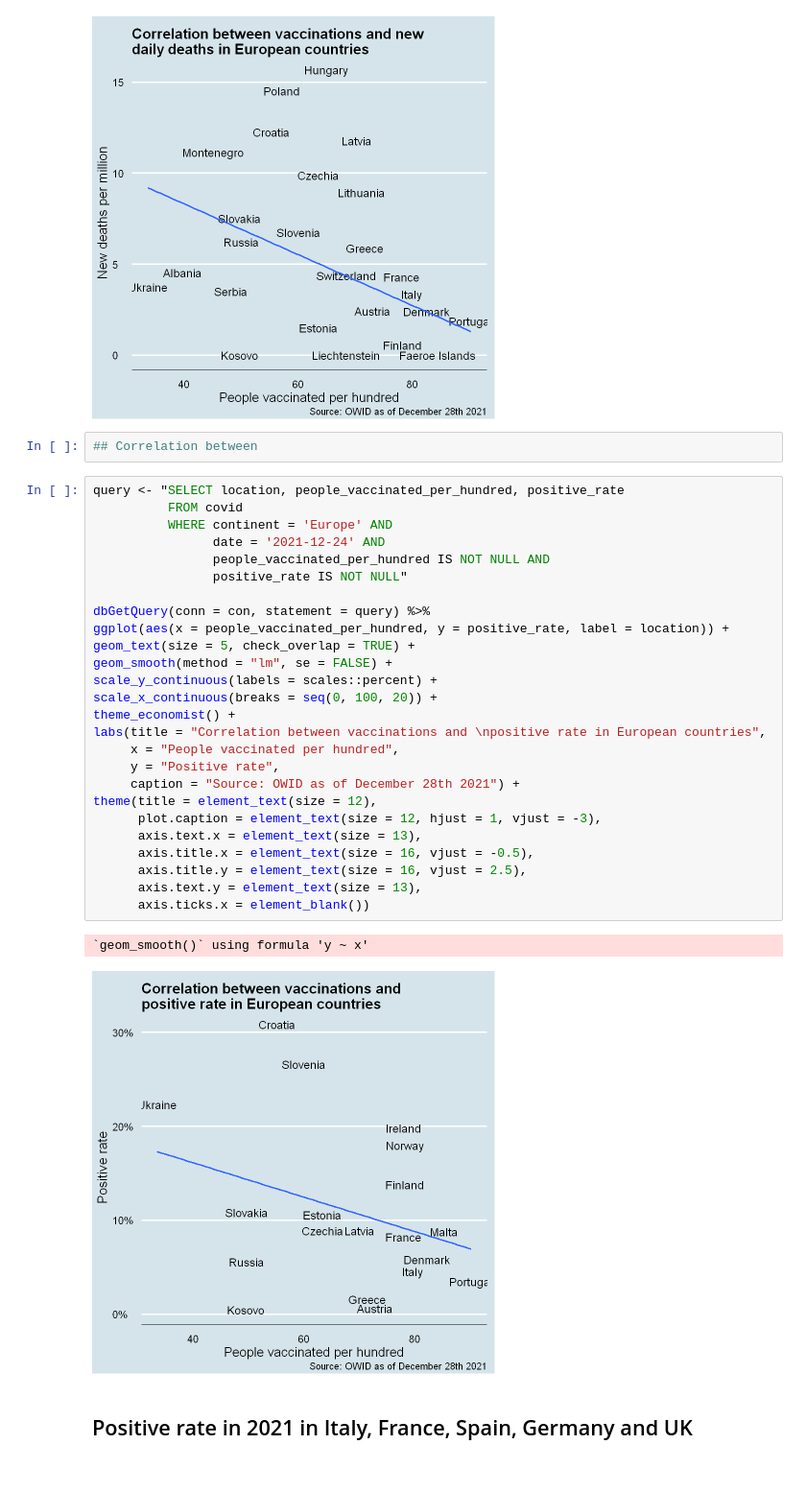
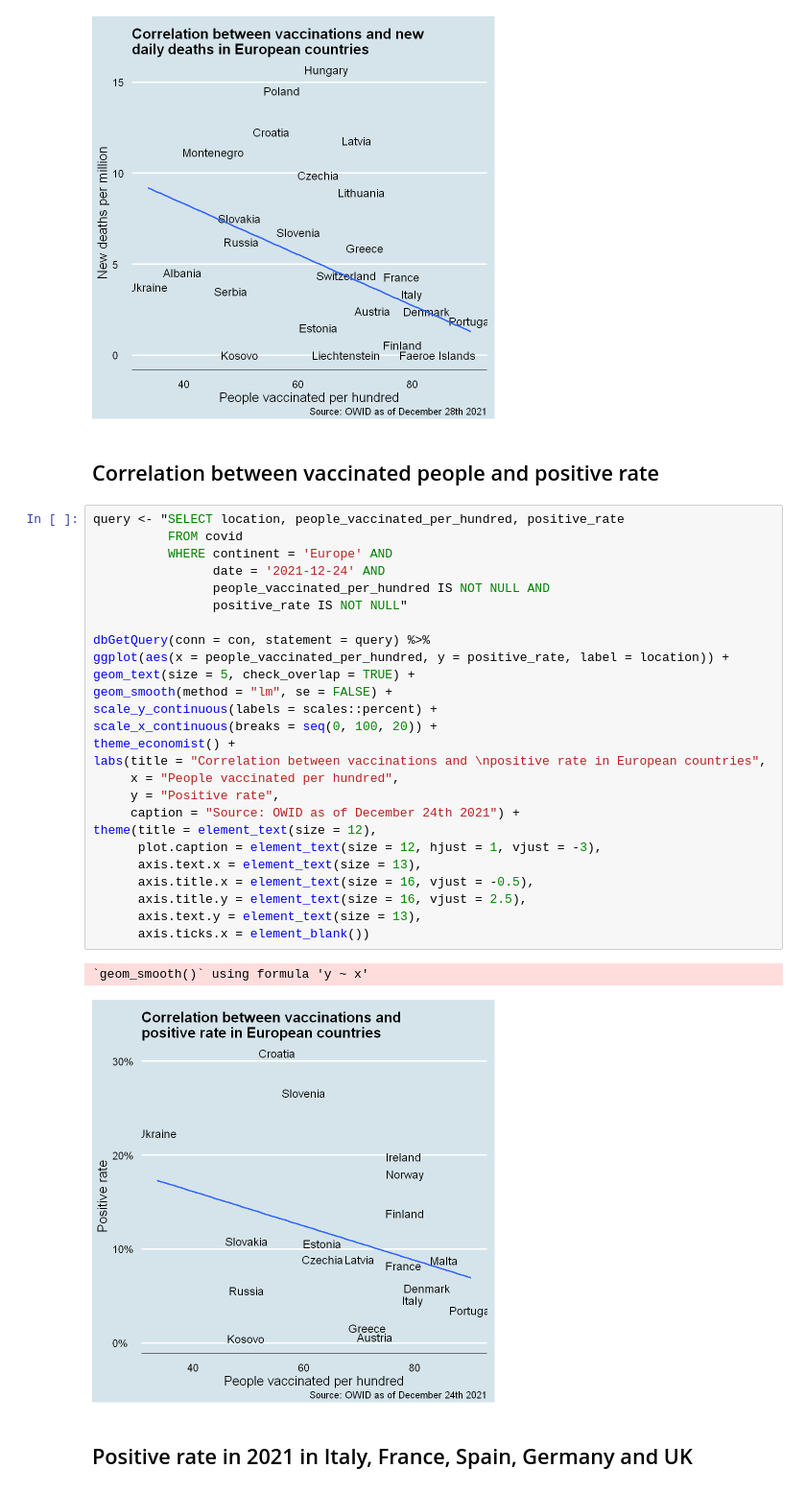
Before and after one commit to JacopoMalatesta/covid_cloud_database, a Jupyter notebook: 02 - Querying and visualizing the database with SQL and R.ipynb, the cells around one changed output. Shown at 96% size. Cells and saved outputs as stored; diff of their text form.

```diff
--- a/02 - Querying and visualizing the database with SQL and R.ipynb
+++ b/02 - Querying and visualizing the database with SQL and R.ipynb
@@ -180,37 +180,37 @@ theme(title = element_text(size = 12),
 # %% [output]
 `geom_smooth()` using formula 'y ~ x'
 [figure]
-# %%
-## Correlation between
-# %%
-query <- "SELECT location, people_vaccinated_per_hundred, positive_rate
-          FROM covid
-          WHERE continent = 'Europe' AND
-                date = '2021-12-24' AND
-                people_vaccinated_per_hundred IS NOT NULL AND
-                positive_rate IS NOT NULL"
-
-dbGetQuery(conn = con, statement = query) %>%
-ggplot(aes(x = people_vaccinated_per_hundred, y = positive_rate, label = location)) +
-geom_text(size = 5, check_overlap = TRUE) +
-geom_smooth(method = "lm", se = FALSE) +
-scale_y_continuous(labels = scales::percent) +
-scale_x_continuous(breaks = seq(0, 100, 20)) +
-theme_economist() +
-labs(title = "Correlation between vaccinations and \npositive rate in European countries",
-     x = "People vaccinated per hundred",
-     y = "Positive rate",
-     caption = "Source: OWID as of December 28th 2021") +
-theme(title = element_text(size = 12),
-      plot.caption = element_text(size = 12, hjust = 1, vjust = -3),
-      axis.text.x = element_text(size = 13),
-      axis.title.x = element_text(size = 16, vjust = -0.5),
-      axis.title.y = element_text(size = 16, vjust = 2.5),
-      axis.text.y = element_text(size = 13),
-      axis.ticks.x = element_blank())
-# %% [output]
-`geom_smooth()` using formula 'y ~ x'
-[figure, removed]
+# %% [markdown]
+## Correlation between vaccinated people and positive rate
+# %%
+query <- "SELECT location, people_vaccinated_per_hundred, positive_rate
+          FROM covid
+          WHERE continent = 'Europe' AND
+                date = '2021-12-24' AND
+                people_vaccinated_per_hundred IS NOT NULL AND
+                positive_rate IS NOT NULL"
+
+dbGetQuery(conn = con, statement = query) %>%
+ggplot(aes(x = people_vaccinated_per_hundred, y = positive_rate, label = location)) +
+geom_text(size = 5, check_overlap = TRUE) +
+geom_smooth(method = "lm", se = FALSE) +
+scale_y_continuous(labels = scales::percent) +
+scale_x_continuous(breaks = seq(0, 100, 20)) +
+theme_economist() +
+labs(title = "Correlation between vaccinations and \npositive rate in European countries",
+     x = "People vaccinated per hundred",
+     y = "Positive rate",
+     caption = "Source: OWID as of December 24th 2021") +
+theme(title = element_text(size = 12),
+      plot.caption = element_text(size = 12, hjust = 1, vjust = -3),
+      axis.text.x = element_text(size = 13),
+      axis.title.x = element_text(size = 16, vjust = -0.5),
+      axis.title.y = element_text(size = 16, vjust = 2.5),
+      axis.text.y = element_text(size = 13),
+      axis.ticks.x = element_blank())
+# %% [output]
+`geom_smooth()` using formula 'y ~ x'
+[figure, added]
 # %% [markdown]
 ## Positive rate in 2021 in Italy, France, Spain, Germany and UK
 # %%
```
Also changed, not shown: parts of 1 cell of this notebook.
